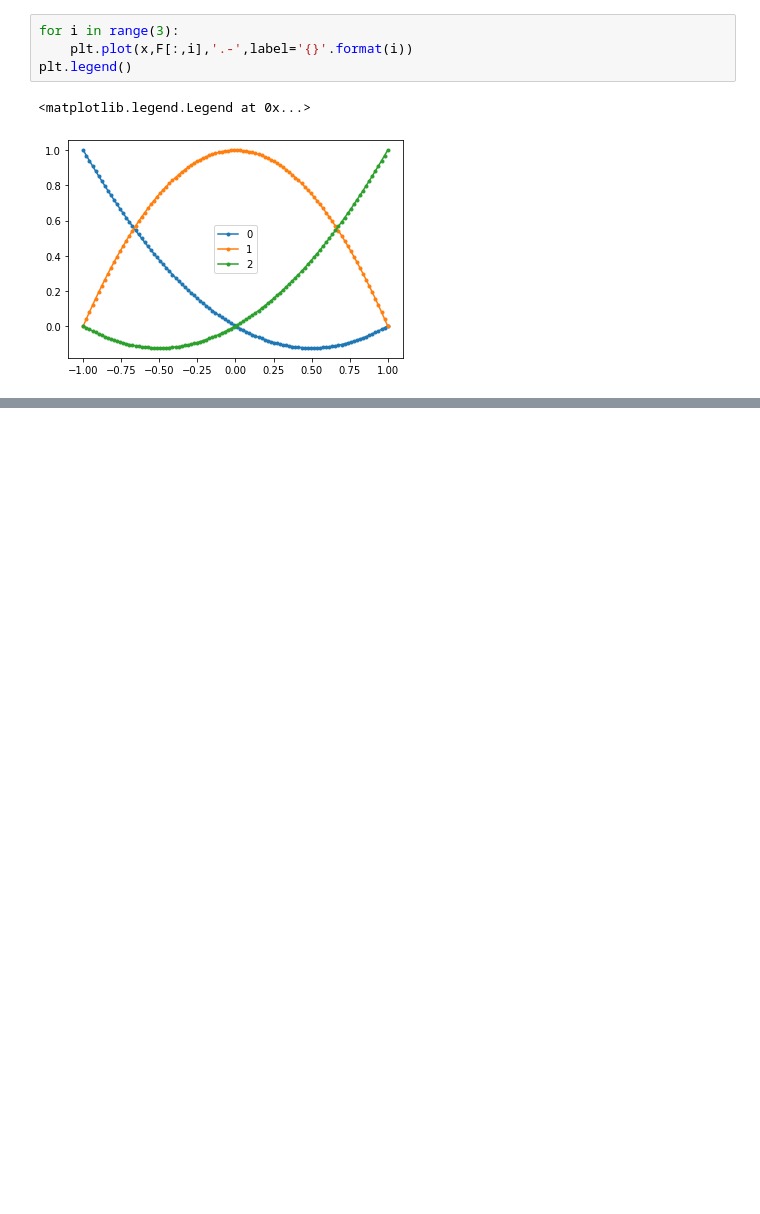
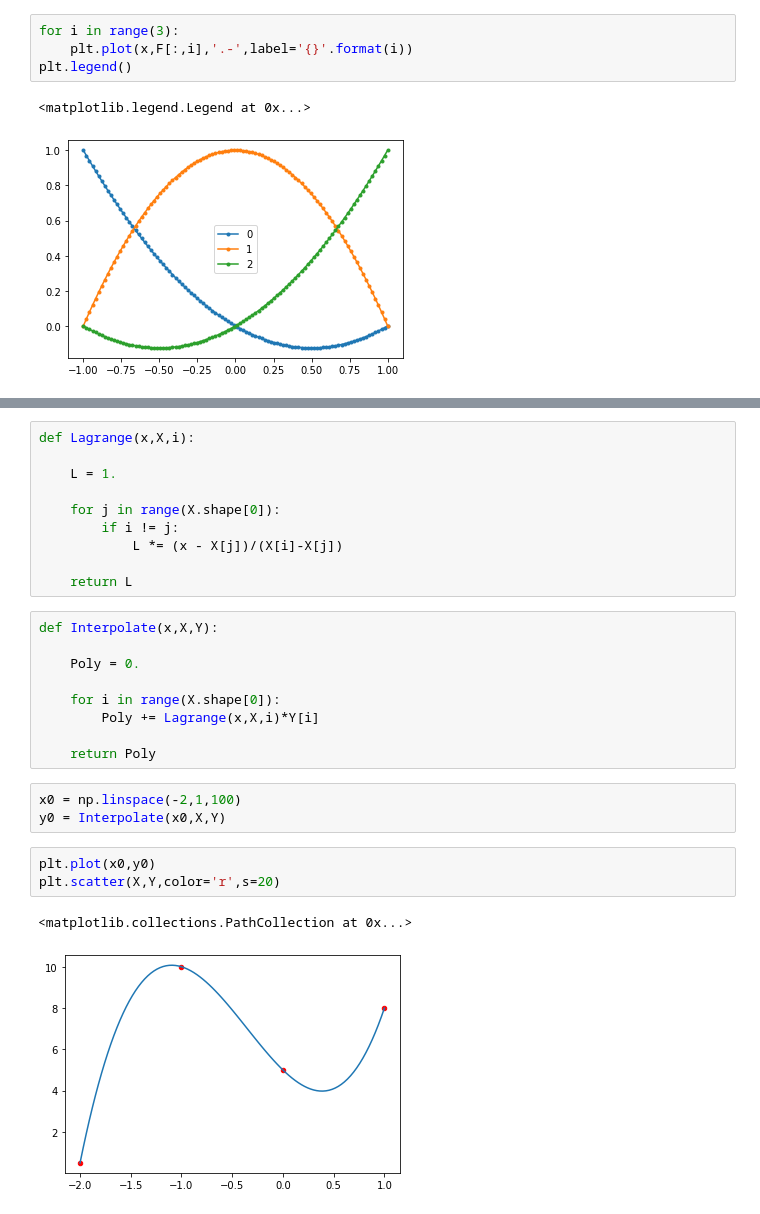
Before and after one commit to oli300ver/MetodosComputacionales202320, a Jupyter notebook: Week4/InterpolacionLagrange.ipynb, the cells around one changed output, grey strips where cells are left out. Cells and saved outputs as stored; diff of their text form; blank space fills up the shorter version.

```diff
--- a/Week4/InterpolacionLagrange.ipynb
+++ b/Week4/InterpolacionLagrange.ipynb
@@ -20,0 +29,28 @@ plt.legend()
+# %%
+def Lagrange(x,X,i):
+
+    L = 1.
+
+    for j in range(X.shape[0]):
+        if i != j:
+            L *= (x - X[j])/(X[i]-X[j])
+
+    return L
+# %%
+def Interpolate(x,X,Y):
+
+    Poly = 0.
+
+    for i in range(X.shape[0]):
+        Poly += Lagrange(x,X,i)*Y[i]
+
+    return Poly
+# %%
+x0 = np.linspace(-2,1,100)
+y0 = Interpolate(x0,X,Y)
+# %%
+plt.plot(x0,y0)
+plt.scatter(X,Y,color='r',s=20)
+# %% [output]
+<matplotlib.collections.PathCollection at 0x...>
+[figure, added]
```
Also changed, not shown: parts of 2 cells of this notebook.
